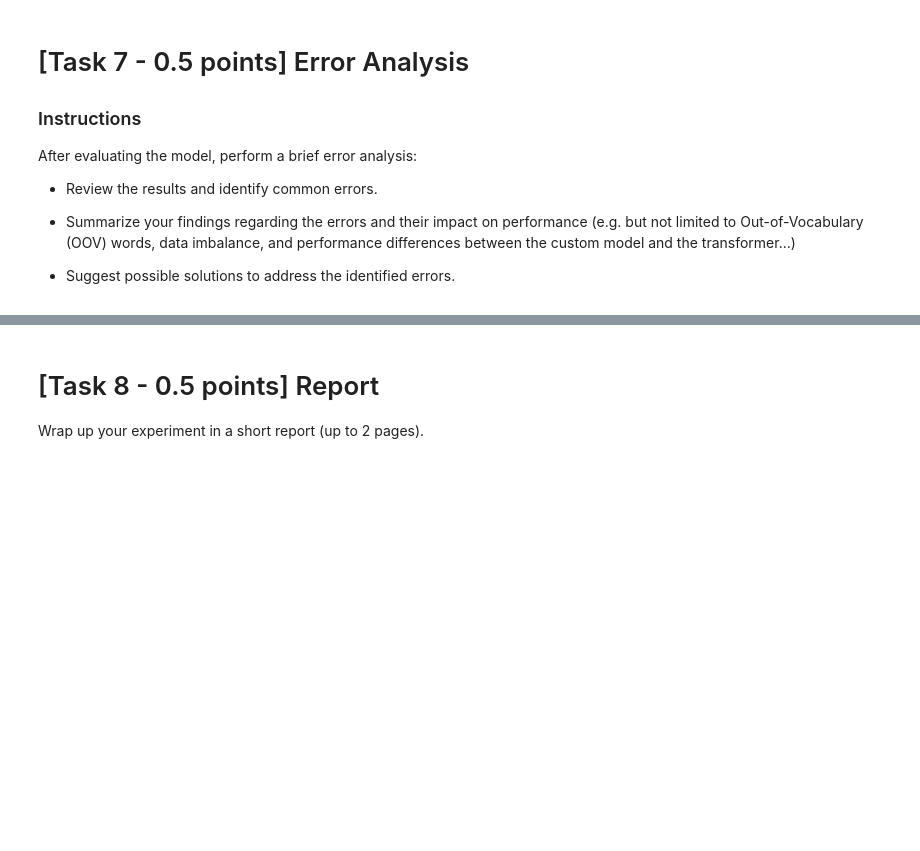
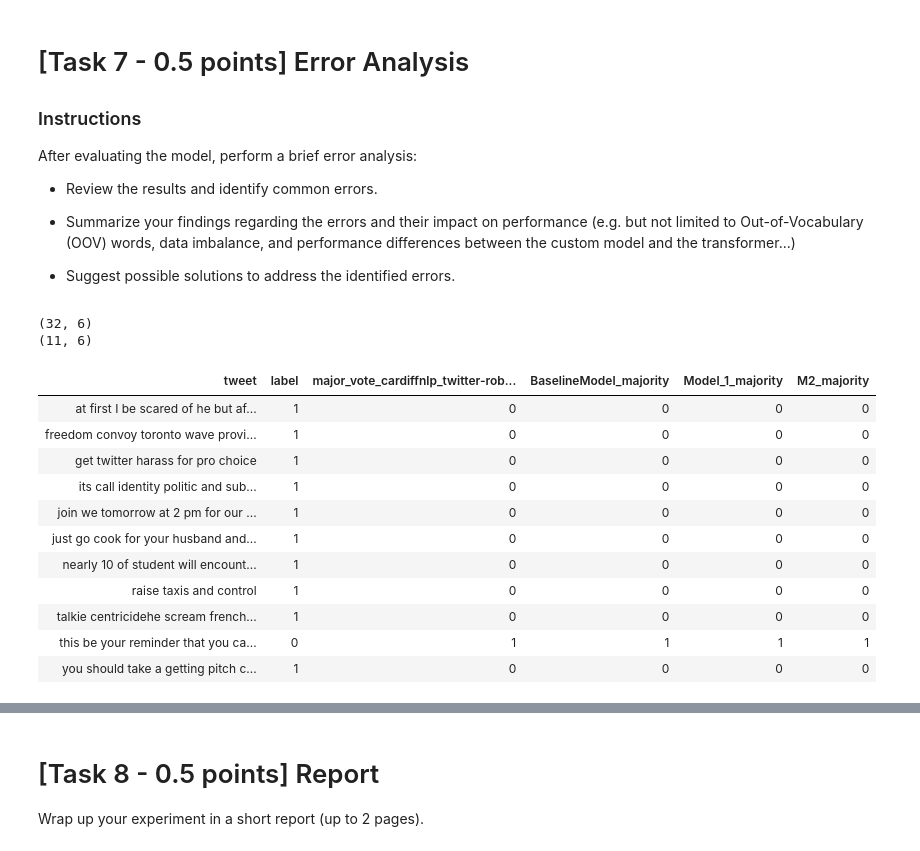
Before and after one commit to kazemihabib/nlp_assignment_1, a Jupyter notebook: Assignment1-2425.ipynb, the cells around one changed output, grey strips where cells are left out. Cells and saved outputs as stored; diff of their text form; code cells hidden in the pictures; blank space fills up the shorter version.

```diff
--- a/Assignment1-2425.ipynb
+++ b/Assignment1-2425.ipynb
@@ -1628,3 +1624,71 @@ After evaluating the model, perform a brief error analysis:
 
  - Summarize your findings regarding the errors and their impact on performance (e.g. but not limited to Out-of-Vocabulary (OOV) words, data imbalance, and performance differences between the custom model and the transformer...)
  - Suggest possible solutions to address the identified errors.
+# %%
+import pandas as pd
+
+
+with open('final_predictions_1.pkl', 'rb') as file:
+    final_predictions = pd.read_pickle(file)
+
+
+with open('lstm_results_1.pkl', 'rb') as file:
+    lstm_results = pd.read_pickle(file)
+
+
+result = pd.merge(final_predictions, lstm_results, on=['tweet', 'label'], how='outer')
+columns_to_keep = [
+        'tweet',
+        'label',
+        'major_vote_cardiffnlp_twitter-roberta-base-hate',
+        'BaselineModel_majority',
+        'Model_1_majority',
+        'M2_majority',
+
+    ]
+filtered_result = result[columns_to_keep]
+
+
+
+
+common_error_rows = filtered_result[
+    (filtered_result['label'] != filtered_result['major_vote_cardiffnlp_twitter-roberta-base-hate']) &
+    (filtered_result['label'] != filtered_result['BaselineModel_majority']) &
+    (filtered_result['label'] != filtered_result['Model_1_majority']) &
+    (filtered_result['label'] != filtered_result['M2_majority'])
+
+]
+incompatible_rows = filtered_result[~(
+    (filtered_result['label'] == filtered_result['major_vote_cardiffnlp_twitter-roberta-base-hate']) &
+    (filtered_result['label'] == filtered_result['BaselineModel_majority']) &
+    (filtered_result['label'] == filtered_result['Model_1_majority']) &
+    (filtered_result['label'] == filtered_result['M2_majority'])
+) & ~filtered_result.index.isin(common_error_rows.index)]
+print(incompatible_rows.shape)
+print(common_error_rows.shape)
+# %% [output]
+(32, 6)
+(11, 6)
+# %%
+from IPython.display import display
+from IPython.core.display import HTML
+# Display all rows and columns
+pd.set_option('display.max_rows', None)
+pd.set_option('display.max_columns', None)
+
+# Render the DataFrame as an HTML table
+
+display(HTML(common_error_rows.to_html(index=False, max_rows=None, max_cols=None)))
+# %% [output]
+| tweet | label | major_vote_cardiffnlp_twitter-rob... | BaselineModel_majority | Model_1_majority | M2_majority |
+| at first I be scared of he but af... | 1 | 0 | 0 | 0 | 0 |
+| freedom convoy toronto wave provi... | 1 | 0 | 0 | 0 | 0 |
+| get twitter harass for pro choice | 1 | 0 | 0 | 0 | 0 |
+| its call identity politic and sub... | 1 | 0 | 0 | 0 | 0 |
+| join we tomorrow at 2 pm for our ... | 1 | 0 | 0 | 0 | 0 |
+| just go cook for your husband and... | 1 | 0 | 0 | 0 | 0 |
+| nearly 10 of student will encount... | 1 | 0 | 0 | 0 | 0 |
+| raise taxis and control | 1 | 0 | 0 | 0 | 0 |
+| talkie centricidehe scream french... | 1 | 0 | 0 | 0 | 0 |
+| this be your reminder that you ca... | 0 | 1 | 1 | 1 | 1 |
+| you should take a getting pitch c... | 1 | 0 | 0 | 0 | 0 |
```
Also changed, not shown: parts of 8 cells of this notebook.
